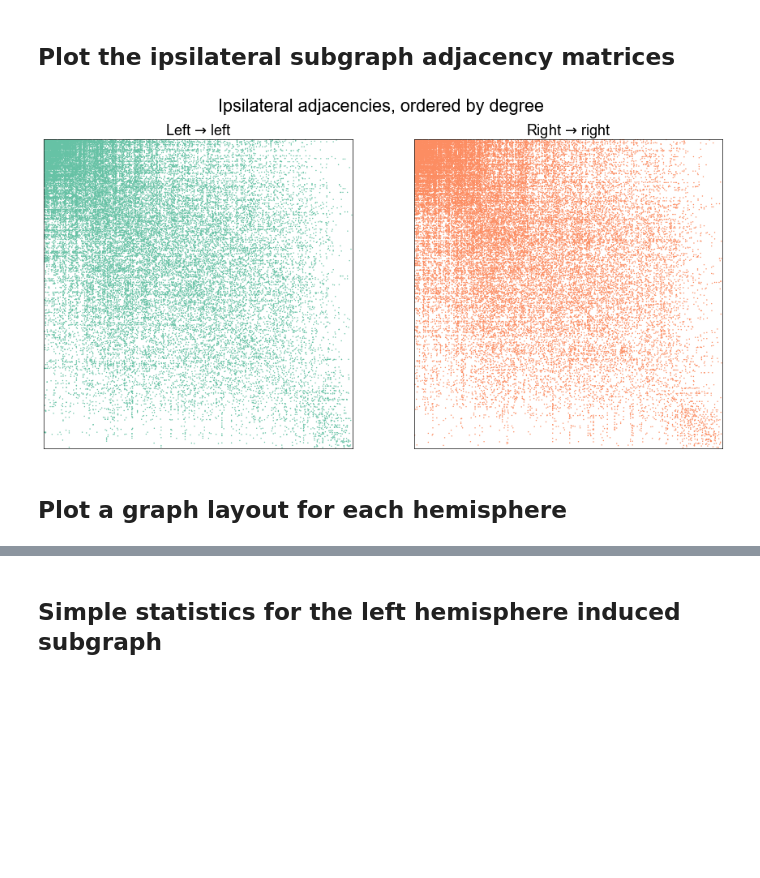
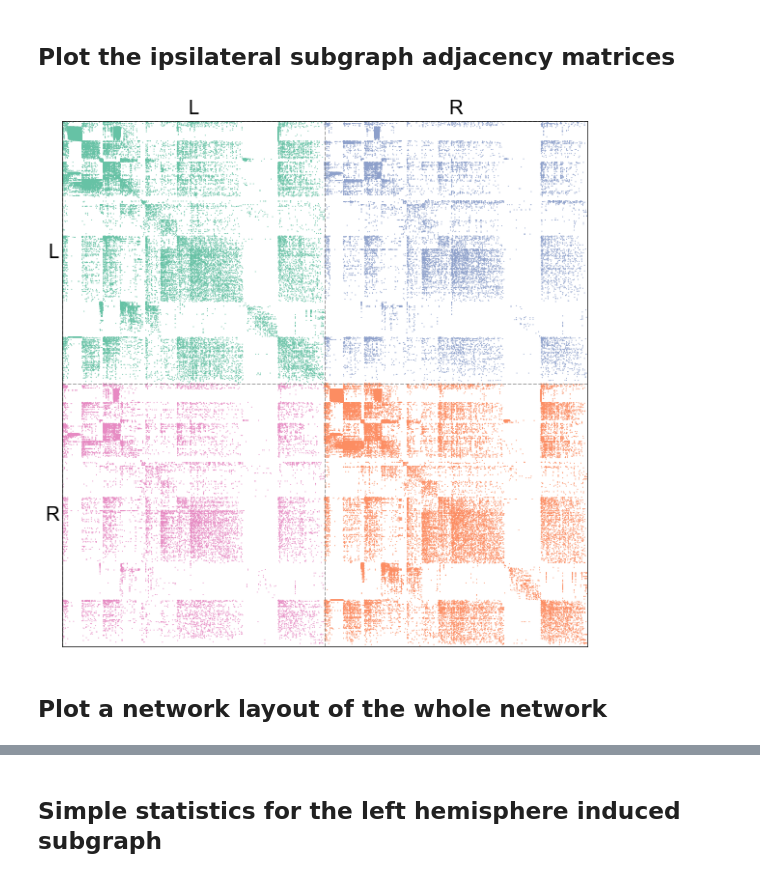
Before and after one commit to neurodata/maggot_connectome, a Jupyter notebook: docs/look_at_it.ipynb, the cells around one changed output, grey strips where cells are left out. Drawn from its saved outputs; the diff is of its cells as text; code cells hidden in the pictures; blank space fills up the shorter version.

```diff
--- a/docs/look_at_it.ipynb
+++ b/docs/look_at_it.ipynb
@@ -82,36 +83,55 @@ Removed 0 nodes when taking the largest connected component.
 # %%
 
 
 def calculate_weighted_degrees(adj):
     return np.sum(adj, axis=0) + np.sum(adj, axis=1)
 
 
-def plot_adjs(left, right, title=""):
+# def plot_adjs(left, right, title=""):
 
-    fig, axs = plt.subplots(1, 2, figsize=(15, 7))
-    adjplot(
-        left,
-        item_order=-calculate_weighted_degrees(left),
-        plot_type="scattermap",
-        sizes=(2, 2),
-        ax=axs[0],
-        title=r"Left $\to$ left",
-        color=network_palette["Left"],
-    )
-    adjplot(
-        right,
-        item_order=-calculate_weighted_degrees(right),
-        plot_type="scattermap",
-        sizes=(2, 2),
-        ax=axs[1],
-        title=r"Right $\to$ right",
-        color=network_palette["Right"],
-    )
-    fig.suptitle(title, ha="center", x=0.51)
-    return fig, axs
+#     fig, axs = plt.subplots(1, 2, figsize=(15, 7))
+#     adjplot(
+#         left,
+#         item_order=-calculate_weighted_degrees(left),
+#         plot_type="scattermap",
+#         sizes=(2, 2),
+#         ax=axs[0],
+#         title=r"Left $\to$ left",
+#         color=network_palette["Left"],
+#     )
+#     adjplot(
+#         right,
+#         item_order=-calculate_weighted_degrees(right),
+#         plot_type="scattermap",
+#         sizes=(2, 2),
+#         ax=axs[1],
+#         title=r"Right $\to$ right",
+#         color=network_palette["Right"],
+#     )
+#     fig.suptitle(title, ha="center", x=0.51)
+#     return fig, axs
 
 
-plot_adjs(ll_adj, rr_adj, title="Ipsilateral adjacencies, ordered by degree")
-stashfig("ipsilateral-adj-degree")
+# plot_adjs(ll_adj, rr_adj, title="Ipsilateral adjacencies, ordered by degree")
+color_matrix = np.zeros_like(adj)
+color_matrix[np.ix_(left_inds, left_inds)] = 0
+color_matrix[np.ix_(right_inds, right_inds)] = 1
+color_matrix[np.ix_(left_inds, right_inds)] = 2
+color_matrix[np.ix_(right_inds, left_inds)] = 3
+edge_palette = dict(zip(np.arange(4), sns.color_palette("Set2")))
+nodes["degree"] = -calculate_weighted_degrees(adj)
+adjplot(
+    adj,
+    plot_type="scattermap",
+    sizes=(1, 1),
+    meta=nodes,
+    sort_class=["hemisphere"],
+    item_order=["simple_group", "degree"],
+    tick_fontsize=20,
+    color_matrix=color_matrix,
+    edge_palette=edge_palette,
+)
+
+stashfig("adj-degree-sort")
 # %% [output]
-[figure, old version]
+[figure, new version]
@@ -134,2 +138,2 @@ def prescale_for_embed(adjs):
 # %% [markdown]
-## Plot a graph layout for each hemisphere
+## Plot a network layout of the whole network
```
Also changed, not shown: parts of 10 cells of this notebook, 2 other files.
